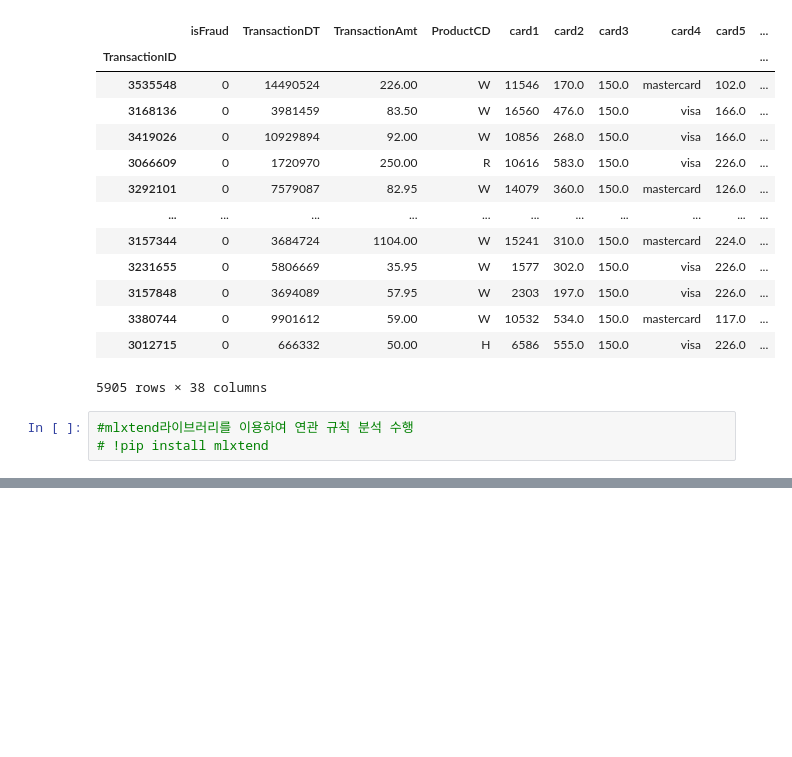
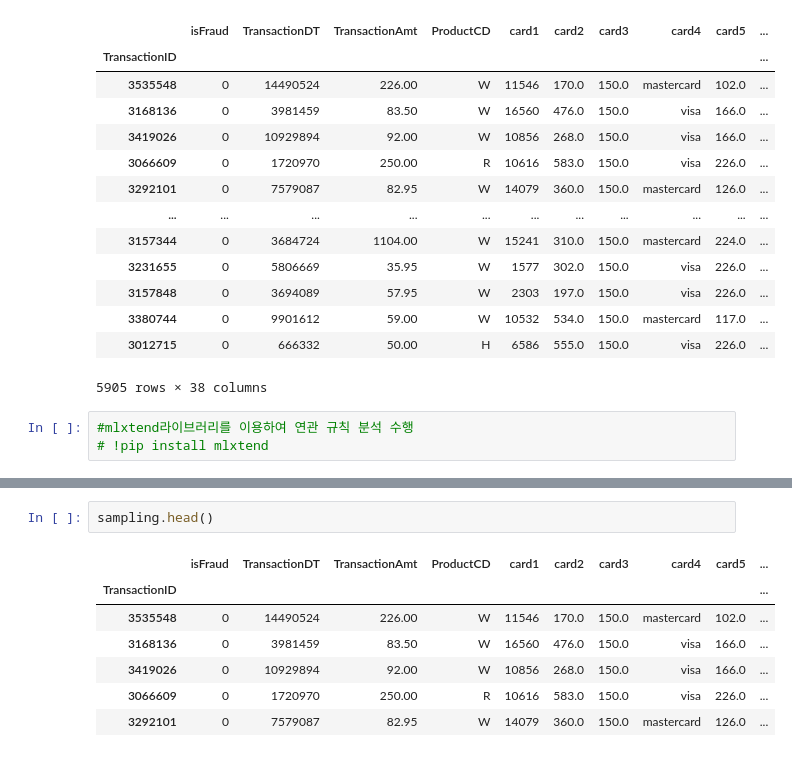
Before and after one commit to jackbro101/IEEE_FraudDetection_EDA, a Jupyter notebook: ieee_EDA_Jack.ipynb, the cells around one changed output, grey strips where cells are left out. Drawn from its saved outputs; the diff is of its cells as text; blank space fills up the shorter version.

```diff
--- a/ieee_EDA_Jack.ipynb
+++ b/ieee_EDA_Jack.ipynb
@@ -389,0 +322,10 @@ train & val (472432, 181) (118108, 181) (472432, 1) (118108, 1)
+# %%
+sampling.head()
+# %% [output]
+|  | isFraud | TransactionDT | TransactionAmt | ProductCD | card1 | card2 | card3 | card4 | card5 | ... |
+| TransactionID |  |  |  |  |  |  |  |  |  | ... |
+| 3535548 | 0 | 14490524 | 226.00 | W | 11546 | 170.0 | 150.0 | mastercard | 102.0 | ... |
+| 3168136 | 0 | 3981459 | 83.50 | W | 16560 | 476.0 | 150.0 | visa | 166.0 | ... |
+| 3419026 | 0 | 10929894 | 92.00 | W | 10856 | 268.0 | 150.0 | visa | 166.0 | ... |
+| 3066609 | 0 | 1720970 | 250.00 | R | 10616 | 583.0 | 150.0 | visa | 226.0 | ... |
+| 3292101 | 0 | 7579087 | 82.95 | W | 14079 | 360.0 | 150.0 | mastercard | 126.0 | ... |
```
Also changed, not shown: parts of 37 cells of this notebook.
